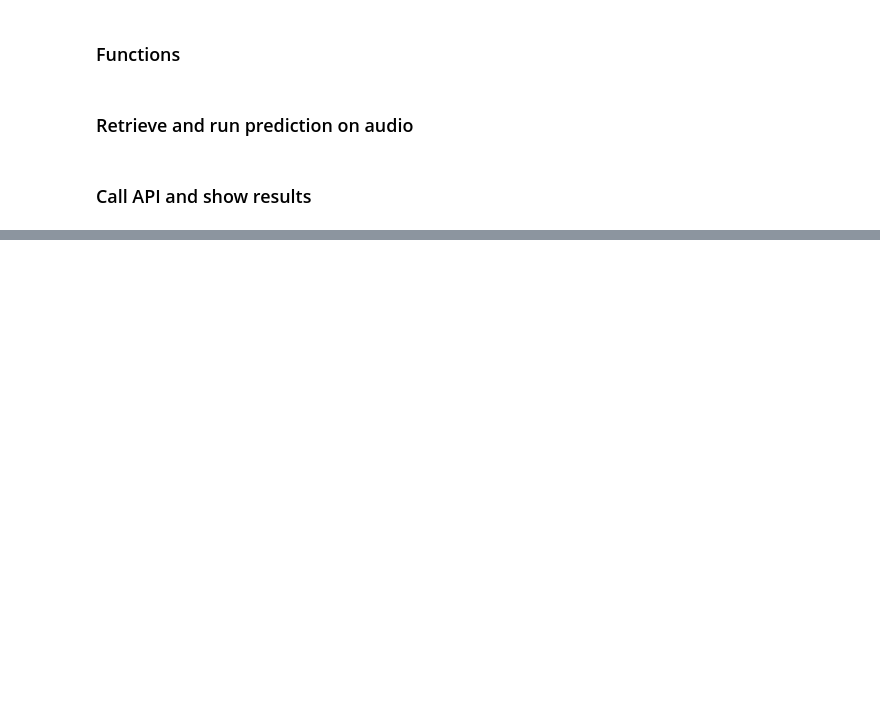
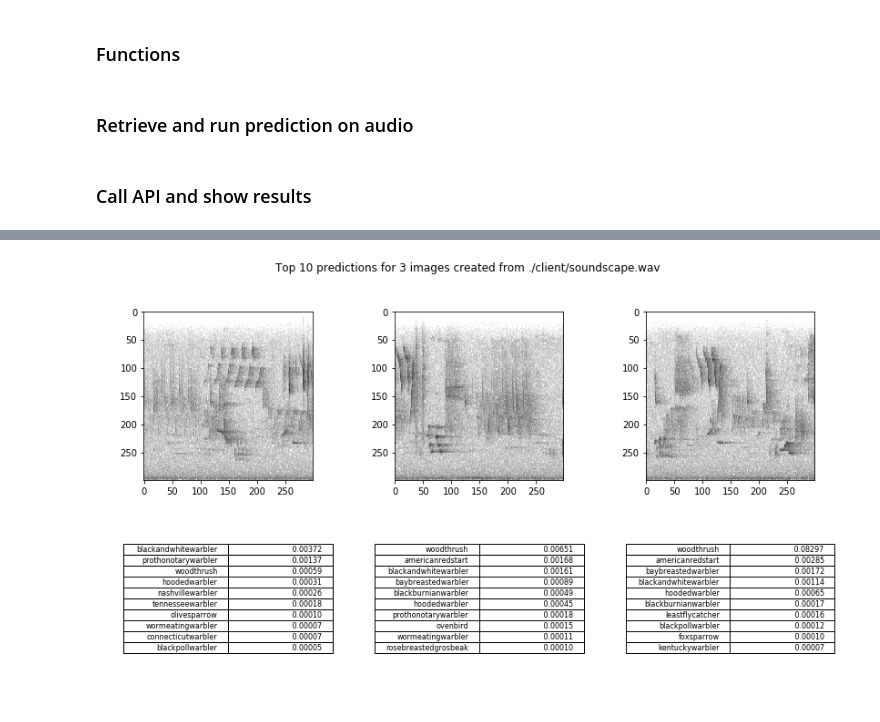
Before and after one commit to chiroptical/ai4e-example, a Jupyter notebook: Demo.ipynb, the cells around one changed output, grey strips where cells are left out. Cells and saved outputs as stored; diff of their text form; code cells hidden in the pictures; blank space fills up the shorter version.

Commit message:
Add spect creation & demo functionality

```diff
--- a/Demo.ipynb
+++ b/Demo.ipynb
@@ -17,10 +17,18 @@ import requests
 API_URL = "http://localhost:8081/v1/birds"
 
 # WILL NEED TO GET UPDATED
-SAMPLE_IMAGE_URL = "/home/bmooreii/projects/openbird/ai4e-example/client/cardinalis-cardinalis.wav"
+WAV_URL = "./client/soundscape.wav"#"./219348-split-4_onechannel.wav"
 # %% [output]
 Autosave disabled
 # %% [markdown]
 ### Functions
+# %%
+def translate_names(name, from_col='scientific', to_col='bn_common'):
+    '''
+    Translate between two columns of translation df
+    '''
+
+    rows = pd.read_csv('species_table.csv', usecols=[from_col, to_col])
+    return rows[rows[from_col] == name].iloc[0][to_col]
 # %%
 def get_audio():
@@ -45,5 +64,7 @@ def call_my_api(data):
 ### Retrieve and run prediction on audio
 # %%
 audio_bytes = get_audio()
+# %%
+image_dict = show_spect(audio_bytes)
 # %% [markdown]
 ### Call API and show results
@@ -50,4 +77,3 @@ audio_bytes = get_audio()
 # %%
 # Get predictions
-result = call_my_api(audio_bytes)
-result
+result = predict(audio_bytes)
@@ -97,0 +80,41 @@ lagopus-leucura: 0.00001
+# %%
+num_preds_to_show = 10
+num_imgs = len(image_dict['images'])
+(rows, cols) = (2, num_imgs)
+fig, axs = plt.subplots(rows, cols, figsize=(rows*7, cols*(num_preds_to_show/4)))
+img_axs = axs[0]
+result_axs = axs[1]
+plt.suptitle(f'Top {num_preds_to_show} predictions for {num_imgs} images created from {WAV_URL}')
+
+for img_idx, preds in enumerate(result['predictions']):
+
+    ## Plot image
+    image = image_dict['images'][img_idx]
+    pil_img = Image.fromarray(((np.array(image))).astype(np.uint8))
+    img_axs[img_idx].imshow(pil_img)
+
+    # Plot predictions as a table
+    # Create blank dataframe
+    preds_df = pd.DataFrame(columns = ['scientific-name', 'common-name', 'prediction'])
+
+    # Split predictions list into scientific and prediction name columns
+    preds_df[['scientific-name', 'prediction']] = pd.DataFrame(preds)[0].str.split(':', expand=True)
+
+    # Sort values and subset to top 20
+    preds_df = preds_df.sort_values(by = 'prediction', ascending = False).iloc[:num_preds_to_show]
+
+    # Translate from scientific to common names
+    preds_df['common-name'] = preds_df['scientific-name'].apply(translate_names)
+    preds_df.index = range(1, len(preds_df)+1)
+
+    table = result_axs[img_idx].table(
+        cellText=preds_df.drop('scientific-name', axis=1).values.tolist(),
+        loc='center',
+    )
+    #the_table.auto_set_font_size(False)
+    table.set_fontsize(20)
+    result_axs[img_idx].axis("off")
+#fig.tight_layout()
+plt.show()
+# %% [output]
+[figure, added]
```
Also changed, not shown: parts of 4 cells of this notebook, 1 other file.
